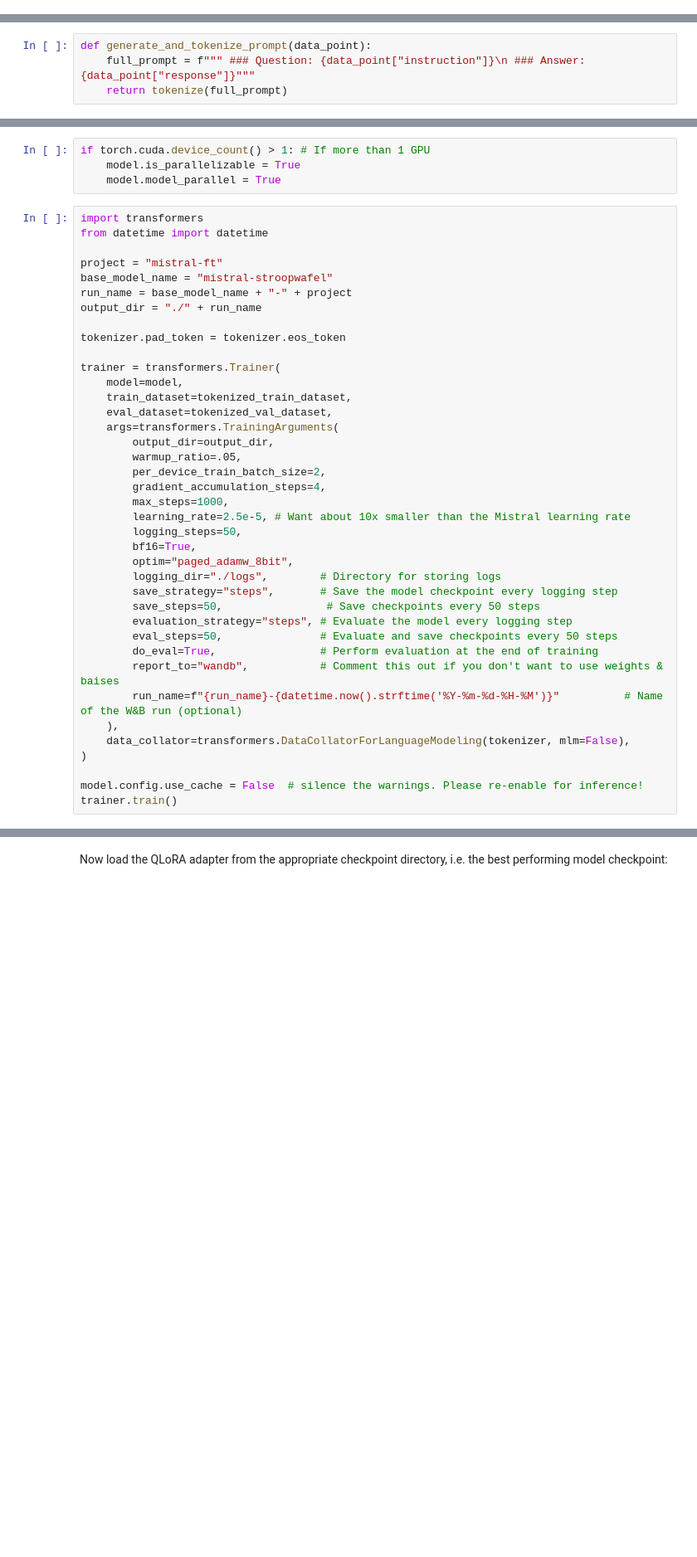
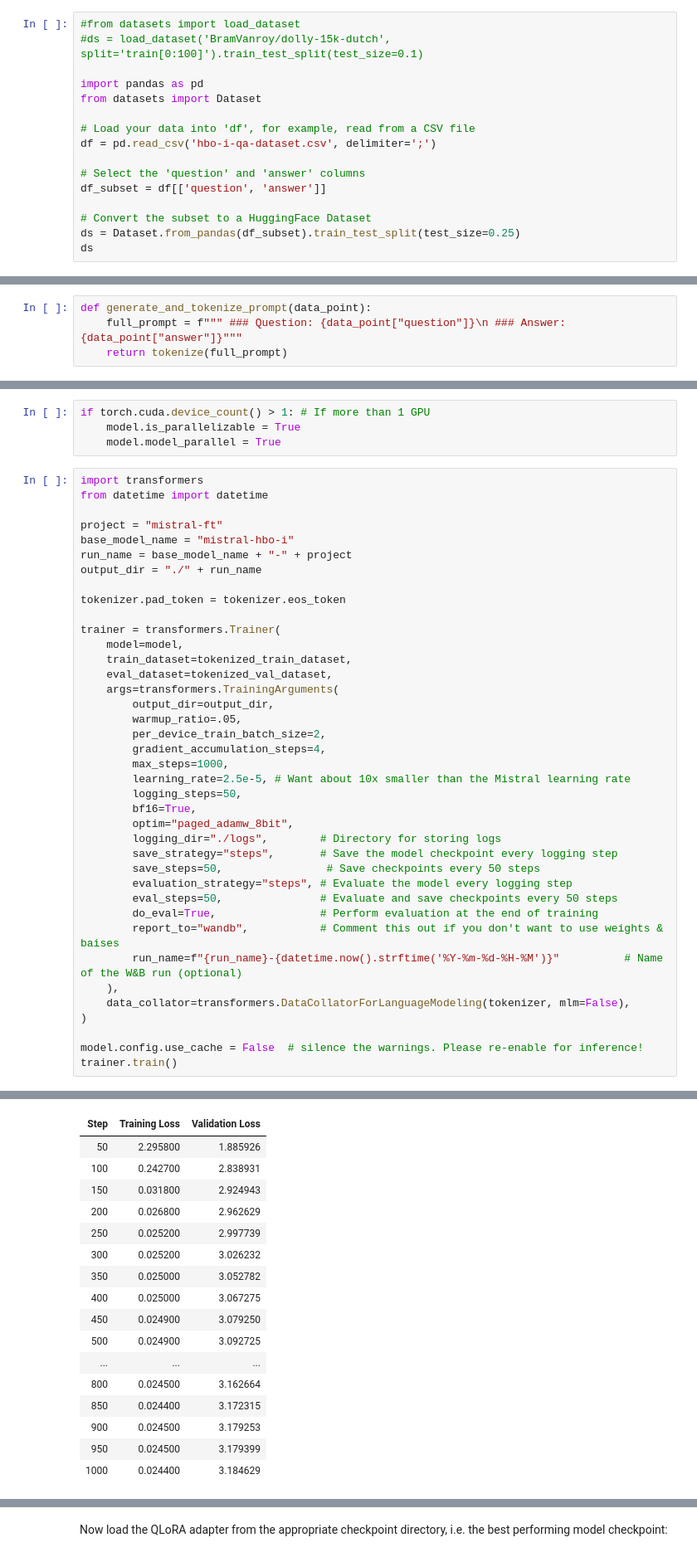
Before and after one commit to leonvanbokhorst/mistral7b.ot, a Jupyter notebook: mistral-finetune.ipynb, the cells around one changed output, grey strips where cells are left out. Shown at 83% size. Cells and saved outputs as stored; diff of their text form; blank space fills up the shorter version.

Commit message:
adds hbo-i ds ft on mistral-instruct

```diff
--- a/mistral-finetune.ipynb
+++ b/mistral-finetune.ipynb
@@ -69,0 +84,16 @@ ds = load_dataset('BramVanroy/dolly-15k-dutch', split='train[0:100]').train_test
+# %%
+#from datasets import load_dataset
+#ds = load_dataset('BramVanroy/dolly-15k-dutch', split='train[0:100]').train_test_split(test_size=0.1)
+
+import pandas as pd
+from datasets import Dataset
+
+# Load your data into 'df', for example, read from a CSV file
+df = pd.read_csv('hbo-i-qa-dataset.csv', delimiter=';')
+
+# Select the 'question' and 'answer' columns
+df_subset = df[['question', 'answer']]
+
+# Convert the subset to a HuggingFace Dataset
+ds = Dataset.from_pandas(df_subset).train_test_split(test_size=0.25)
+ds
@@ -120,7 +162,7 @@ def tokenize(prompt):
 And convert each sample into a prompt that I found from [this notebook](https://github.com/samlhuillier/viggo-finetune/blob/main/llama/fine-tune-code-llama.ipynb).
 # %%
 def generate_and_tokenize_prompt(data_point):
-    full_prompt = f""" ### Question: {data_point["instruction"]}\n ### Answer: {data_point["response"]}"""
+    full_prompt = f""" ### Question: {data_point["question"]}\n ### Answer: {data_point["answer"]}"""
     return tokenize(full_prompt)
 # %%
 generate_and_tokenize_prompt(ds['train'][1])
@@ -260,7 +371,7 @@ import transformers
 from datetime import datetime
 
 project = "mistral-ft"
-base_model_name = "mistral-stroopwafel"
+base_model_name = "mistral-hbo-i"
 run_name = base_model_name + "-" + project
 output_dir = "./" + run_name
 
@@ -294,3 +405,4 @@ trainer = transformers.Trainer(
 
 model.config.use_cache = False  # silence the warnings. Please re-enable for inference!
 trainer.train()
+# %% [output]
@@ -296,0 +417,17 @@ trainer.train()
+| Step | Training Loss | Validation Loss |
+| 50 | 2.295800 | 1.885926 |
+| 100 | 0.242700 | 2.838931 |
+| 150 | 0.031800 | 2.924943 |
+| 200 | 0.026800 | 2.962629 |
+| 250 | 0.025200 | 2.997739 |
+| 300 | 0.025200 | 3.026232 |
+| 350 | 0.025000 | 3.052782 |
+| 400 | 0.025000 | 3.067275 |
+| 450 | 0.024900 | 3.079250 |
+| 500 | 0.024900 | 3.092725 |
+| ... | ... | ... |
+| 800 | 0.024500 | 3.162664 |
+| 850 | 0.024400 | 3.172315 |
+| 900 | 0.024500 | 3.179253 |
+| 950 | 0.024500 | 3.179399 |
+| 1000 | 0.024400 | 3.184629 |
```
Also changed, not shown: parts of 21 cells of this notebook, 3 other files.
